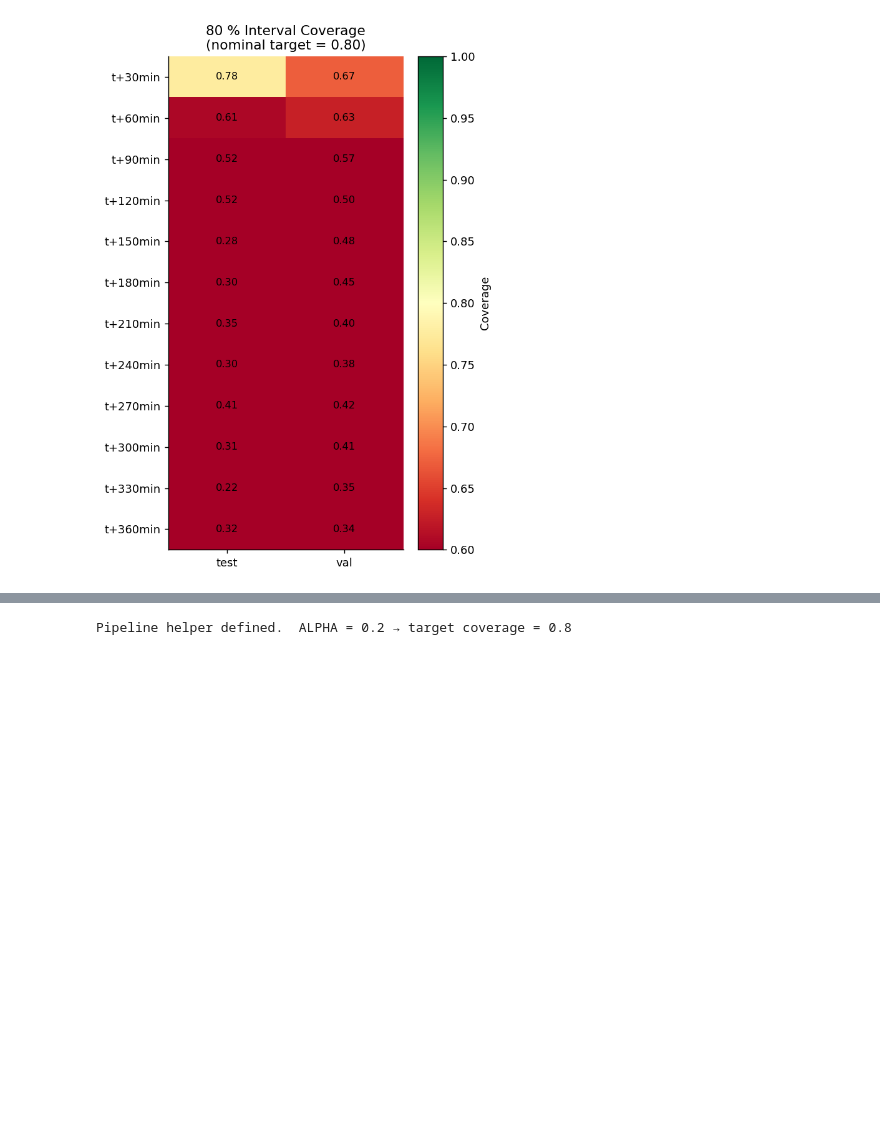
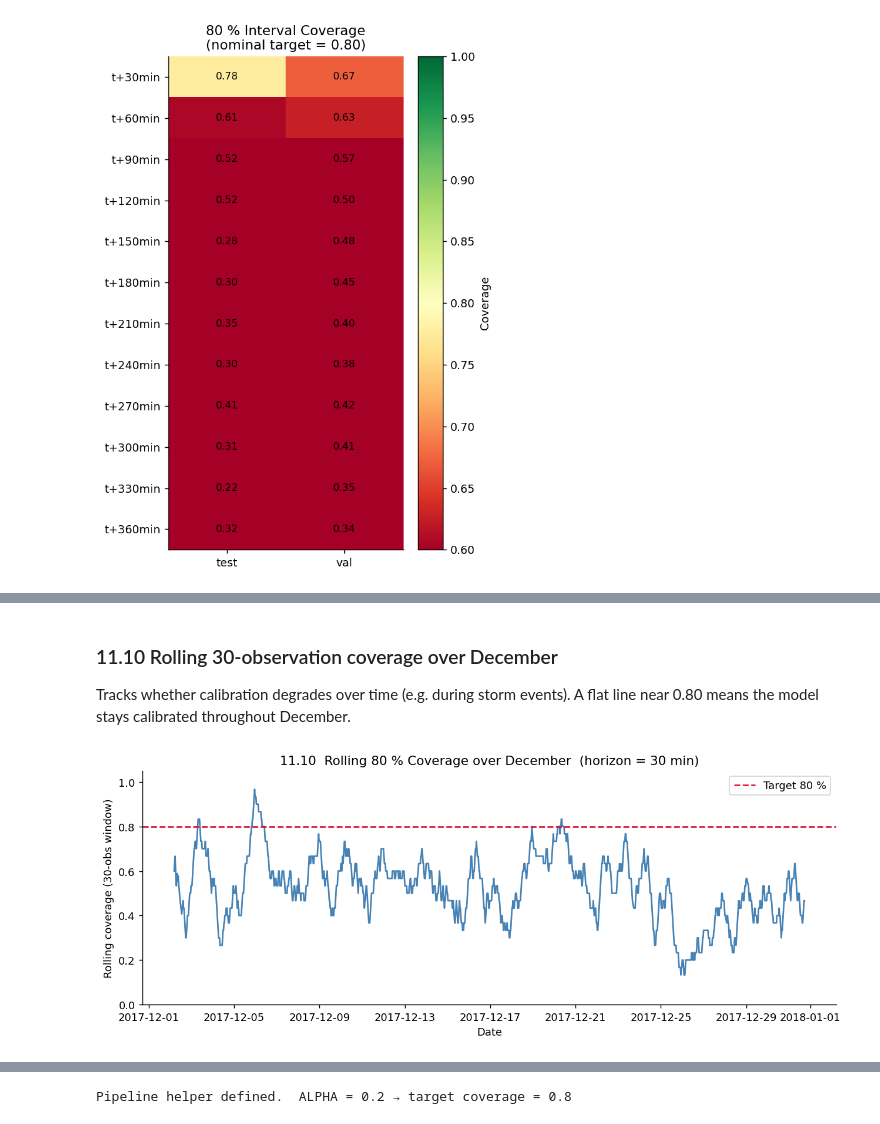
Before and after one commit to ThibautHeim/Advanced_Business_Analytics_Project, a Jupyter notebook: Vasilis/QR_new.ipynb, the cells around one changed output, grey strips where cells are left out. Cells and saved outputs as stored; diff of their text form; code cells hidden in the pictures; blank space fills up the shorter version.

```diff
--- a/Vasilis/QR_new.ipynb
+++ b/Vasilis/QR_new.ipynb
@@ -787,0 +1007,19 @@ plt.show()
+# %% [markdown]
+### 11.10  Rolling 30-observation coverage over December
+
+Tracks whether calibration degrades over time (e.g. during storm events).
+A flat line near 0.80 means the model stays calibrated throughout December.
+# %%
+sub = (qr_pred_df[(qr_pred_df.split == 'test') & (qr_pred_df.horizon == 3)]
+       .sort_values('timestamp').copy())
+sub['rolling_cov'] = sub['is_covered'].rolling(30, min_periods=10).mean()
+
+fig, ax = plt.subplots(figsize=(10, 4))
+ax.plot(sub.timestamp, sub.rolling_cov, color='steelblue', lw=1.5)
+ax.axhline(0.80, color='crimson', ls='--', lw=1.5, label='Target 80 %')
+ax.set_ylim(0, 1.05)
+ax.set_xlabel('Date'); ax.set_ylabel('Rolling coverage (30-obs window)')
+ax.set_title('11.10  Rolling 80 % Coverage over December  (horizon = 30 min)')
+ax.legend(); plt.tight_layout(); plt.show()
+# %% [output]
+[figure, added]
```
Also changed, not shown: parts of 28 cells of this notebook, 4 other files.
